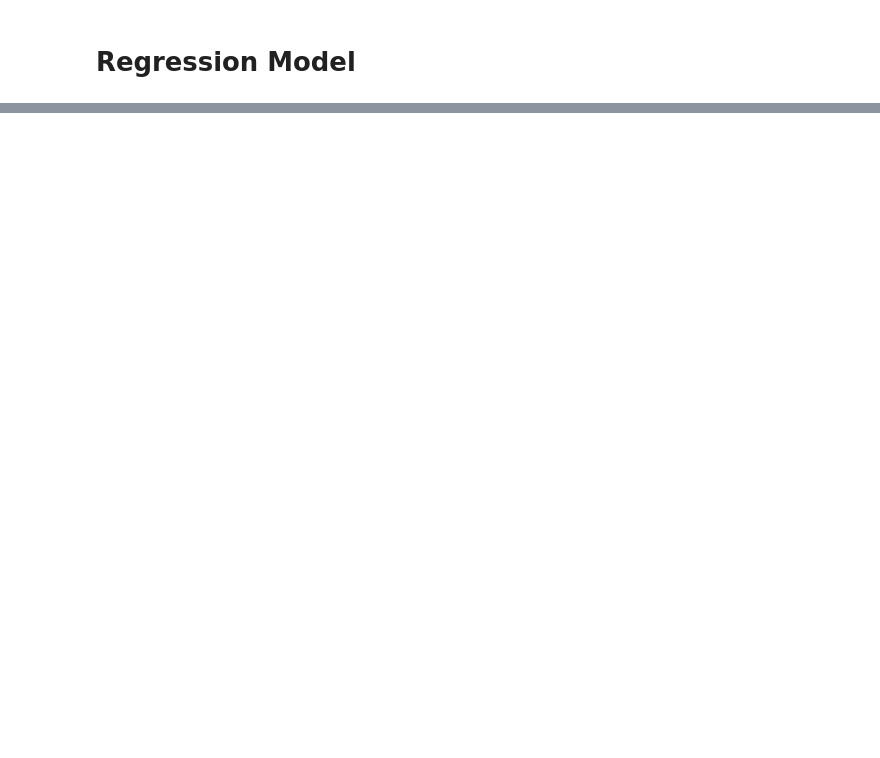
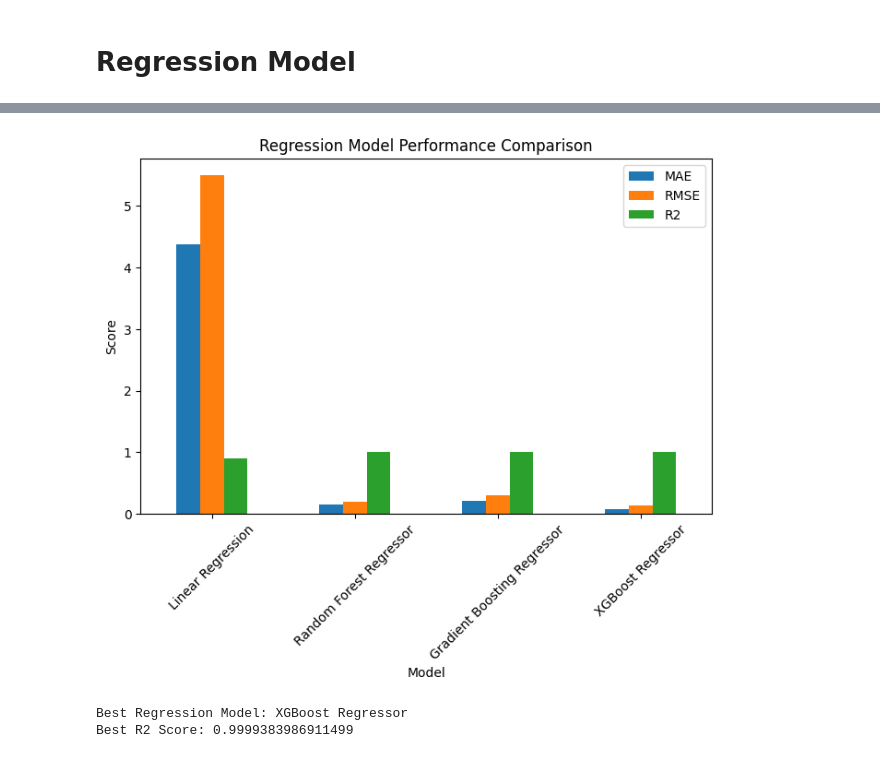
Before and after one commit to Ronal-Thomas/ETA-Delay-Prediction-Logistics, a Jupyter notebook: notebooks/08_Regression_model.ipynb, the cells around one changed output, grey strips where cells are left out. Drawn from its saved outputs; the diff is of its cells as text; code cells hidden in the pictures; blank space fills up the shorter version.

Commit message:
changes to the regression 08_Regression_model

```diff
--- a/notebooks/08_Regression_model.ipynb
+++ b/notebooks/08_Regression_model.ipynb
@@ -265,0 +149,17 @@ print(results)
+# %%
+# ============================================================
+# REGRESSION MODELS
+# ============================================================
+
+from sklearn.linear_model import LinearRegression
+from sklearn.ensemble import RandomForestRegressor, GradientBoostingRegressor
+from xgboost import XGBRegressor
+
+reg_models = {
+    "Linear Regression": LinearRegression(),
+    "Random Forest Regressor": RandomForestRegressor(n_estimators=100, random_state=42),
+    "Gradient Boosting Regressor": GradientBoostingRegressor(random_state=42),
+    "XGBoost Regressor": XGBRegressor(random_state=42)
+}
+
+print("Models initialized")
@@ -265,0 +220,10 @@ print(results)
+# %%
+# ============================================================
+# MODEL COMPARISON
+# ============================================================
+
+import pandas as pd
+
+regression_comparison = pd.DataFrame(reg_results)
+
+regression_comparison.sort_values(by="R2", ascending=False)
@@ -265,0 +236,31 @@ print(results)
+# %%
+# ============================================================
+# MODEL PERFORMANCE VISUALIZATION
+# ============================================================
+
+import matplotlib.pyplot as plt
+
+regression_comparison.set_index("Model")[["MAE","RMSE","R2"]].plot(
+    kind="bar",
+    figsize=(8,5)
+)
+
+plt.title("Regression Model Performance Comparison")
+plt.ylabel("Score")
+plt.xticks(rotation=45)
+
+plt.show()
+# %% [output]
+[figure, added]
+# %%
+# ============================================================
+# BEST REGRESSION MODEL
+# ============================================================
+
+best_model = regression_comparison.sort_values("R2", ascending=False).iloc[0]
+
+print("Best Regression Model:", best_model["Model"])
+print("Best R2 Score:", best_model["R2"])
+# %% [output]
+Best Regression Model: XGBoost Regressor
+Best R2 Score: 0.9999383986911499
```
Also changed, not shown: parts of 39 cells of this notebook.
